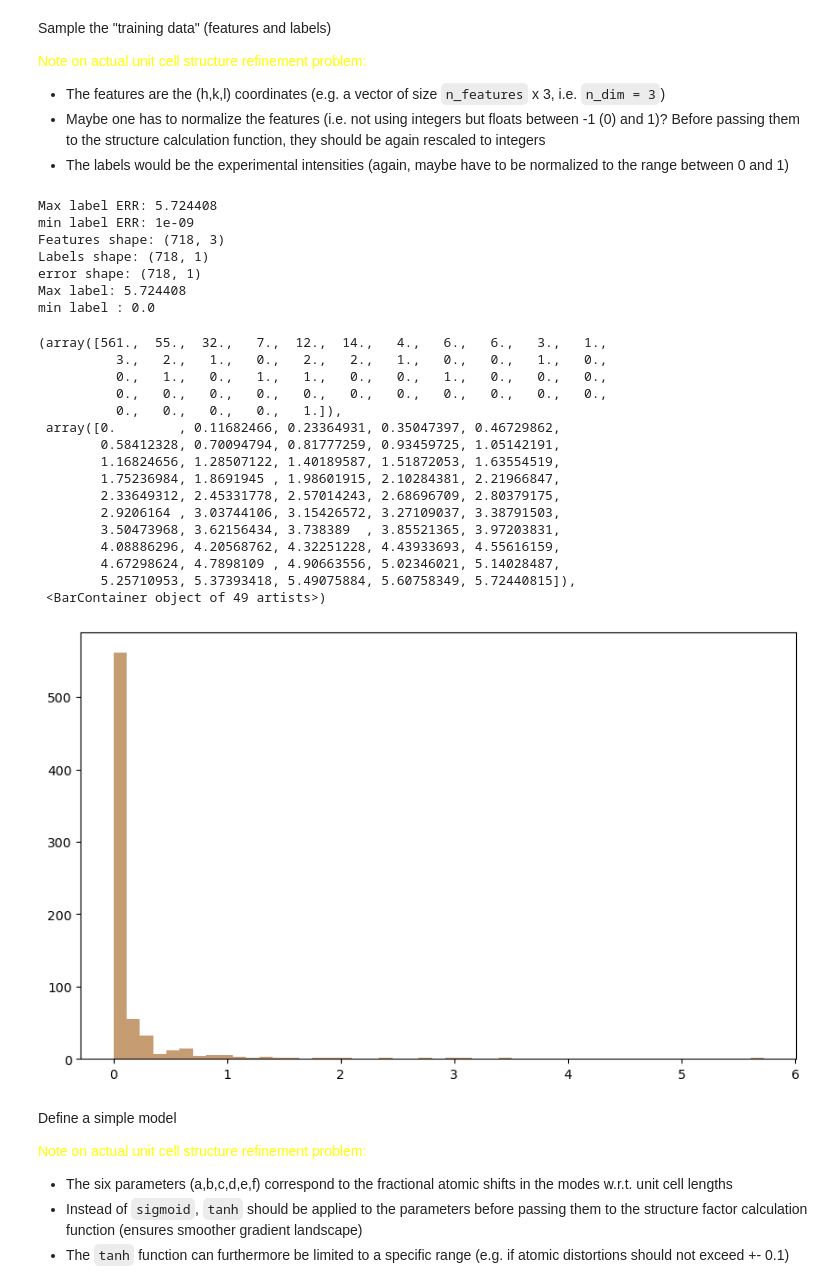
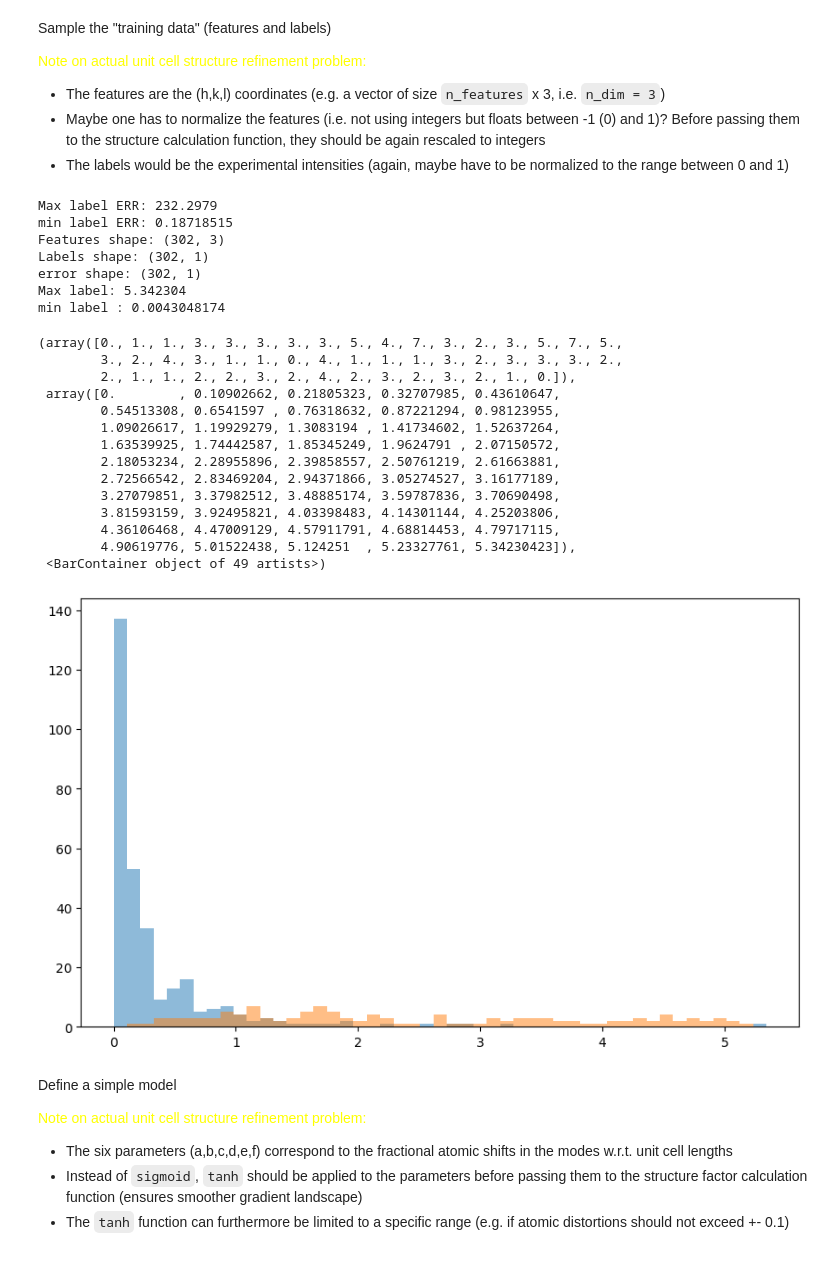
Before and after one commit to bleubreeymeow/alrisDistortionFit, a Jupyter notebook: PBCO/PBCO_1_3_inplane/C2/C2_gradient_descent.ipynb, the cells around one changed output. Drawn from its saved outputs; the diff is of its cells as text; code cells hidden in the pictures.

```diff
--- a/PBCO/PBCO_1_3_inplane/C2/C2_gradient_descent.ipynb
+++ b/PBCO/PBCO_1_3_inplane/C2/C2_gradient_descent.ipynb
@@ -33,7 +33,7 @@ structure_type = 'C2'
 path = 'C:/Users/User/Desktop/uzh_intern/alrisDistortionFit/PBCO/PBCO_1_3_inplane/' + structure_type
 
 # experimental_data = pd.read_csv('C:/Users/User/Desktop/uzh_intern/alrisDistortionFit/PBCO/PBCO_1_3/raw_data/1_3_combined_peaks_300K_no0.csv')
-experimental_data = pd.read_csv('C:/Users/User/Desktop/uzh_intern/alrisDistortionFit/PBCO/PBCO_1_3/raw_data/1_3_combined_peaks_300K.csv')
+experimental_data = pd.read_csv('C:/Users/User/Desktop/uzh_intern/alrisDistortionFit/PBCO/PBCO_1_3/raw_data/1_3_combined_peaks_300K_no_bragg.csv')
 
 hkl_list = experimental_data[["h", "k", "l"]].values.tolist()
 hkl_list = tf.convert_to_tensor(hkl_list, dtype=tf.float32)
@@ -64,57 +64,55 @@ labels_err = []
 
 for label, err in zip(labels, vol_err):
     if label == 0:
         labels_err.append(1e-9)  # Assign a high error for zero labels
     else:
-        labels_err.append(label)
+        labels_err.append(1/label)
         # labels_err.append((label**3)  ) # Normalize error to sum to 60
         #labels_err.append(np.abs((5000 - (1/label * 100))))  # Inverse error for each label
 
 labels_tgt = [labels, labels_err]
 labels_tgt = np.transpose(labels_tgt)
 labels_err = tf.convert_to_tensor(labels_err, dtype=tf.float32)
 labels = tf.convert_to_tensor(labels, dtype=tf.float32)
 
 labels = tf.expand_dims(labels, axis=-1)  # Ensure labels are 2D
 labels_err = tf.expand_dims(labels_err, axis=-1)  # Ensure labels_err are 2D
 
 print("Max label ERR:", np.max(labels_err))
 print("min label ERR:", np.min(labels_err))
 print("Features shape:", features.shape)
 print("Labels shape:", labels.shape)
 print('error shape:', labels_err.shape)
 print("Max label:", np.max(labels))
 print("min label :", np.min(labels))
 #bin from0 to 0.0025 with 50 bins
 plt.figure(figsize=(10, 6))
 
 plt.hist(labels.numpy(), bins=np.linspace(0 , np.max(labels) , 50), alpha=0.5, label='Labels')
 plt.hist(labels_err.numpy(), bins=np.linspace(0 , np.max(labels) , 50), alpha=0.5, label='Labels Error')
 # %% [output]
-Max label ERR: 5.724408
-min label ERR: 1e-09
-Features shape: (718, 3)
-Labels shape: (718, 1)
-error shape: (718, 1)
-Max label: 5.724408
-min label : 0.0
+Max label ERR: 232.2979
+min label ERR: 0.18718515
+Features shape: (302, 3)
+Labels shape: (302, 1)
+error shape: (302, 1)
+Max label: 5.342304
+min label : 0.0043048174
-(array([561.,  55.,  32.,   7.,  12.,  14.,   4.,   6.,   6.,   3.,   1.,
-          3.,   2.,   1.,   0.,   2.,   2.,   1.,   0.,   0.,   1.,   0.,
-          0.,   1.,   0.,   1.,   1.,   0.,   0.,   1.,   0.,   0.,   0.,
-          0.,   0.,   0.,   0.,   0.,   0.,   0.,   0.,   0.,   0.,   0.,
-          0.,   0.,   0.,   0.,   1.]),
- array([0.        , 0.11682466, 0.23364931, 0.35047397, 0.46729862,
-        0.58412328, 0.70094794, 0.81777259, 0.93459725, 1.05142191,
-        1.16824656, 1.28507122, 1.40189587, 1.51872053, 1.63554519,
-        1.75236984, 1.8691945 , 1.98601915, 2.10284381, 2.21966847,
-        2.33649312, 2.45331778, 2.57014243, 2.68696709, 2.80379175,
-        2.9206164 , 3.03744106, 3.15426572, 3.27109037, 3.38791503,
-        3.50473968, 3.62156434, 3.738389  , 3.85521365, 3.97203831,
-        4.08886296, 4.20568762, 4.32251228, 4.43933693, 4.55616159,
-        4.67298624, 4.7898109 , 4.90663556, 5.02346021, 5.14028487,
-        5.25710953, 5.37393418, 5.49075884, 5.60758349, 5.72440815]),
+(array([0., 1., 1., 3., 3., 3., 3., 3., 5., 4., 7., 3., 2., 3., 5., 7., 5.,
+        3., 2., 4., 3., 1., 1., 0., 4., 1., 1., 1., 3., 2., 3., 3., 3., 2.,
+        2., 1., 1., 2., 2., 3., 2., 4., 2., 3., 2., 3., 2., 1., 0.]),
+ array([0.        , 0.10902662, 0.21805323, 0.32707985, 0.43610647,
+        0.54513308, 0.6541597 , 0.76318632, 0.87221294, 0.98123955,
+        1.09026617, 1.19929279, 1.3083194 , 1.41734602, 1.52637264,
+        1.63539925, 1.74442587, 1.85345249, 1.9624791 , 2.07150572,
+        2.18053234, 2.28955896, 2.39858557, 2.50761219, 2.61663881,
+        2.72566542, 2.83469204, 2.94371866, 3.05274527, 3.16177189,
+        3.27079851, 3.37982512, 3.48885174, 3.59787836, 3.70690498,
+        3.81593159, 3.92495821, 4.03398483, 4.14301144, 4.25203806,
+        4.36106468, 4.47009129, 4.57911791, 4.68814453, 4.79717115,
+        4.90619776, 5.01522438, 5.124251  , 5.23327761, 5.34230423]),
  <BarContainer object of 49 artists>)
-[figure, old version]
+[figure, new version]
 # %%
 def fun_tf(hkl_list, pars, matrix):
     """
```
Also changed, not shown: parts of 7 cells of this notebook, 5 other files.
